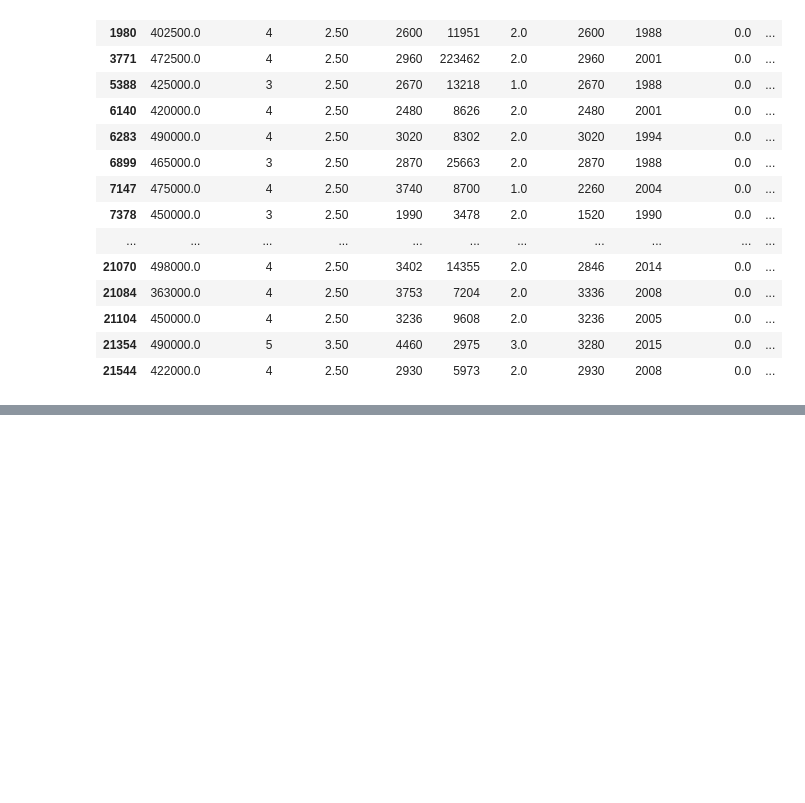
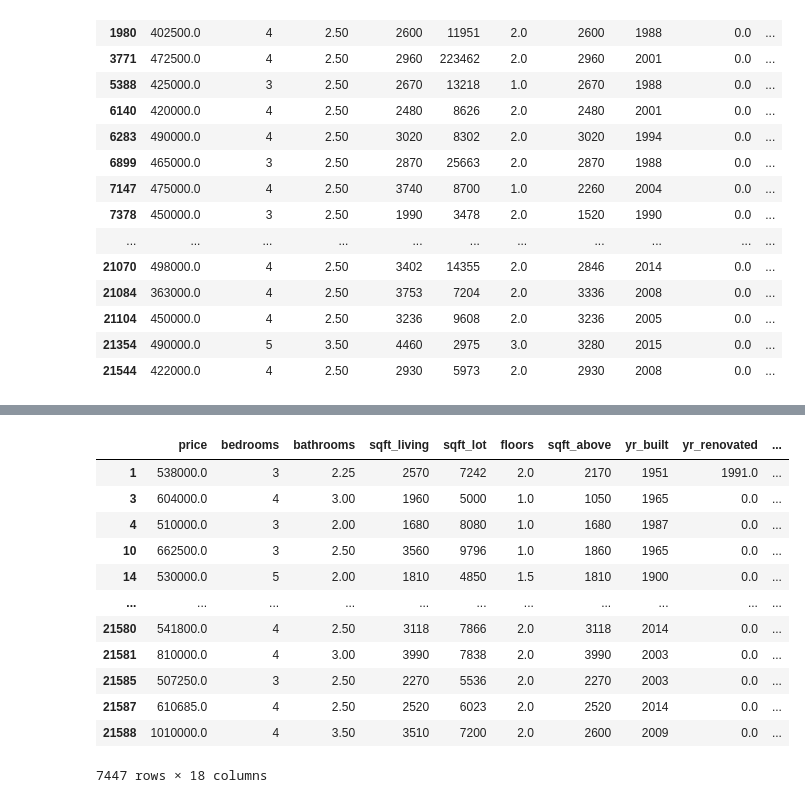
Before and after one commit to mattrubic/dsc-phase-2-project-v2-3, a Jupyter notebook: Test budget ranges.ipynb, the cells around one changed output, grey strips where cells are left out. Cells and saved outputs as stored; diff of their text form; code cells hidden in the pictures; blank space fills up the shorter version.

```diff
--- a/Test budget ranges.ipynb
+++ b/Test budget ranges.ipynb
@@ -155,0 +176,16 @@ houses_under_500k.loc[houses_under_500k['grades'] >= 7]
+# %%
+above_500k.loc[above_500k['grades'] < 7]
+# %% [output]
+|  | price | bedrooms | bathrooms | sqft_living | sqft_lot | floors | sqft_above | yr_built | yr_renovated | ... |
+| 1 | 538000.0 | 3 | 2.25 | 2570 | 7242 | 2.0 | 2170 | 1951 | 1991.0 | ... |
+| 3 | 604000.0 | 4 | 3.00 | 1960 | 5000 | 1.0 | 1050 | 1965 | 0.0 | ... |
+| 4 | 510000.0 | 3 | 2.00 | 1680 | 8080 | 1.0 | 1680 | 1987 | 0.0 | ... |
+| 10 | 662500.0 | 3 | 2.50 | 3560 | 9796 | 1.0 | 1860 | 1965 | 0.0 | ... |
+| 14 | 530000.0 | 5 | 2.00 | 1810 | 4850 | 1.5 | 1810 | 1900 | 0.0 | ... |
+| ... | ... | ... | ... | ... | ... | ... | ... | ... | ... | ... |
+| 21580 | 541800.0 | 4 | 2.50 | 3118 | 7866 | 2.0 | 3118 | 2014 | 0.0 | ... |
+| 21581 | 810000.0 | 4 | 3.00 | 3990 | 7838 | 2.0 | 3990 | 2003 | 0.0 | ... |
+| 21585 | 507250.0 | 3 | 2.50 | 2270 | 5536 | 2.0 | 2270 | 2003 | 0.0 | ... |
+| 21587 | 610685.0 | 4 | 2.50 | 2520 | 6023 | 2.0 | 2520 | 2014 | 0.0 | ... |
+| 21588 | 1010000.0 | 4 | 3.50 | 3510 | 7200 | 2.0 | 2600 | 2009 | 0.0 | ... |
+7447 rows × 18 columns
```
Also changed, not shown: parts of 11 cells of this notebook.
